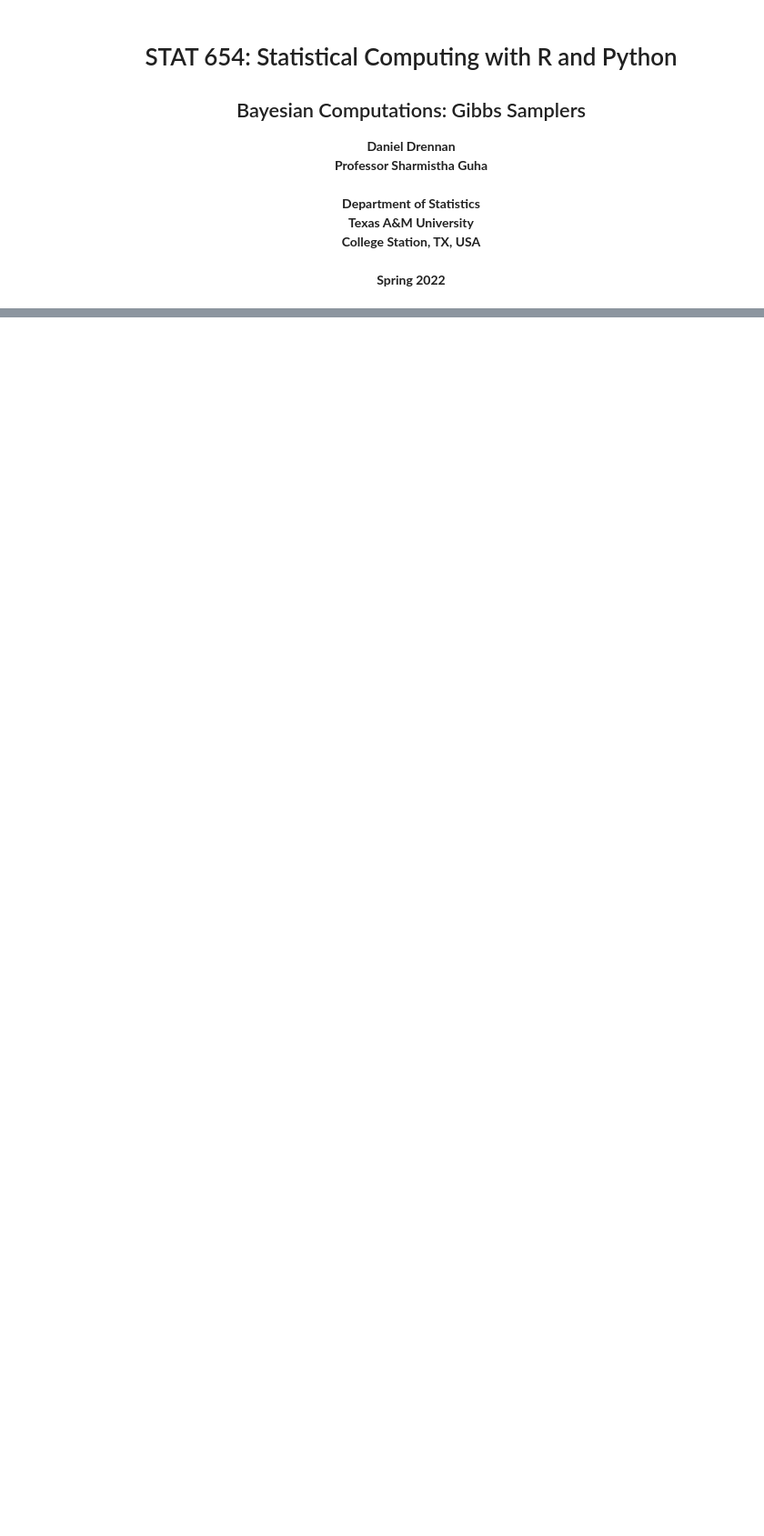
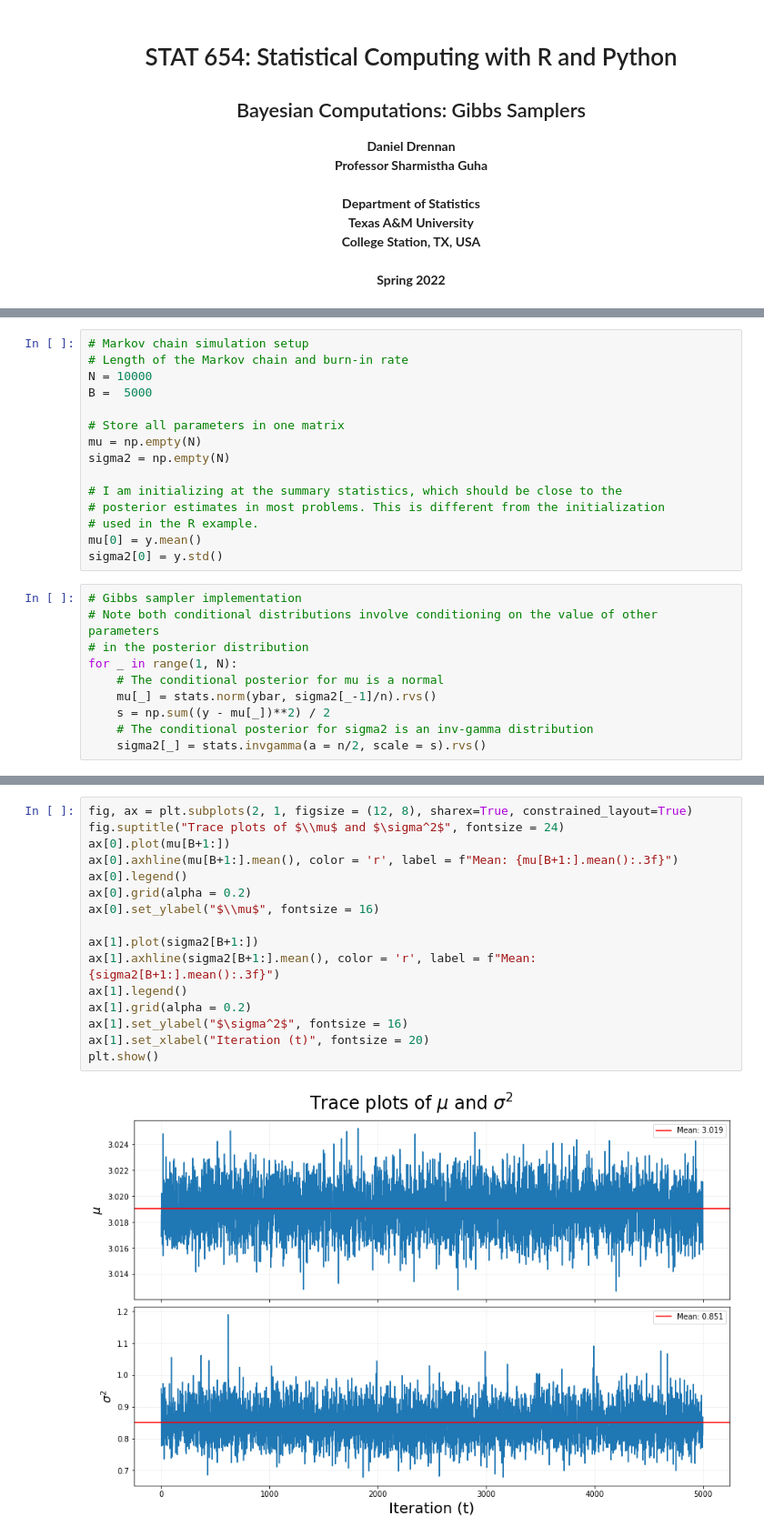
Before and after one commit to danjdrennan/stat654-python, a Jupyter notebook: notebooks/mcmc.ipynb, the cells around one changed output, grey strips where cells are left out. Shown at 91% size. Saved outputs shown, nothing was run; the diff lists cells and outputs as text; blank space fills up the shorter version.

Commit message:
follows example from class code

```diff
--- a/notebooks/mcmc.ipynb
+++ b/notebooks/mcmc.ipynb
@@ -177,0 +61,25 @@ make sure each step in this derivation makes sense.
+# %%
+# Markov chain simulation setup
+# Length of the Markov chain and burn-in rate
+N = 10000
+B =  5000
+
+# Store all parameters in one matrix
+mu = np.empty(N)
+sigma2 = np.empty(N)
+
+# I am initializing at the summary statistics, which should be close to the
+# posterior estimates in most problems. This is different from the initialization
+# used in the R example.
+mu[0] = y.mean()
+sigma2[0] = y.std()
+# %%
+# Gibbs sampler implementation
+# Note both conditional distributions involve conditioning on the value of other parameters
+# in the posterior distribution
+for _ in range(1, N):
+    # The conditional posterior for mu is a normal
+    mu[_] = stats.norm(ybar, sigma2[_-1]/n).rvs()
+    s = np.sum((y - mu[_])**2) / 2
+    # The conditional posterior for sigma2 is an inv-gamma distribution
+    sigma2[_] = stats.invgamma(a = n/2, scale = s).rvs()
@@ -177,0 +92,18 @@ make sure each step in this derivation makes sense.
+# %%
+fig, ax = plt.subplots(2, 1, figsize = (12, 8), sharex=True, constrained_layout=True)
+fig.suptitle("Trace plots of $\\mu$ and $\sigma^2$", fontsize = 24)
+ax[0].plot(mu[B+1:])
+ax[0].axhline(mu[B+1:].mean(), color = 'r', label = f"Mean: {mu[B+1:].mean():.3f}")
+ax[0].legend()
+ax[0].grid(alpha = 0.2)
+ax[0].set_ylabel("$\\mu$", fontsize = 16)
+
+ax[1].plot(sigma2[B+1:])
+ax[1].axhline(sigma2[B+1:].mean(), color = 'r', label = f"Mean: {sigma2[B+1:].mean():.3f}")
+ax[1].legend()
+ax[1].grid(alpha = 0.2)
+ax[1].set_ylabel("$\sigma^2$", fontsize = 16)
+ax[1].set_xlabel("Iteration (t)", fontsize = 20)
+plt.show()
+# %% [output]
+[figure, added]
```
Also changed, not shown: parts of 18 cells of this notebook.
